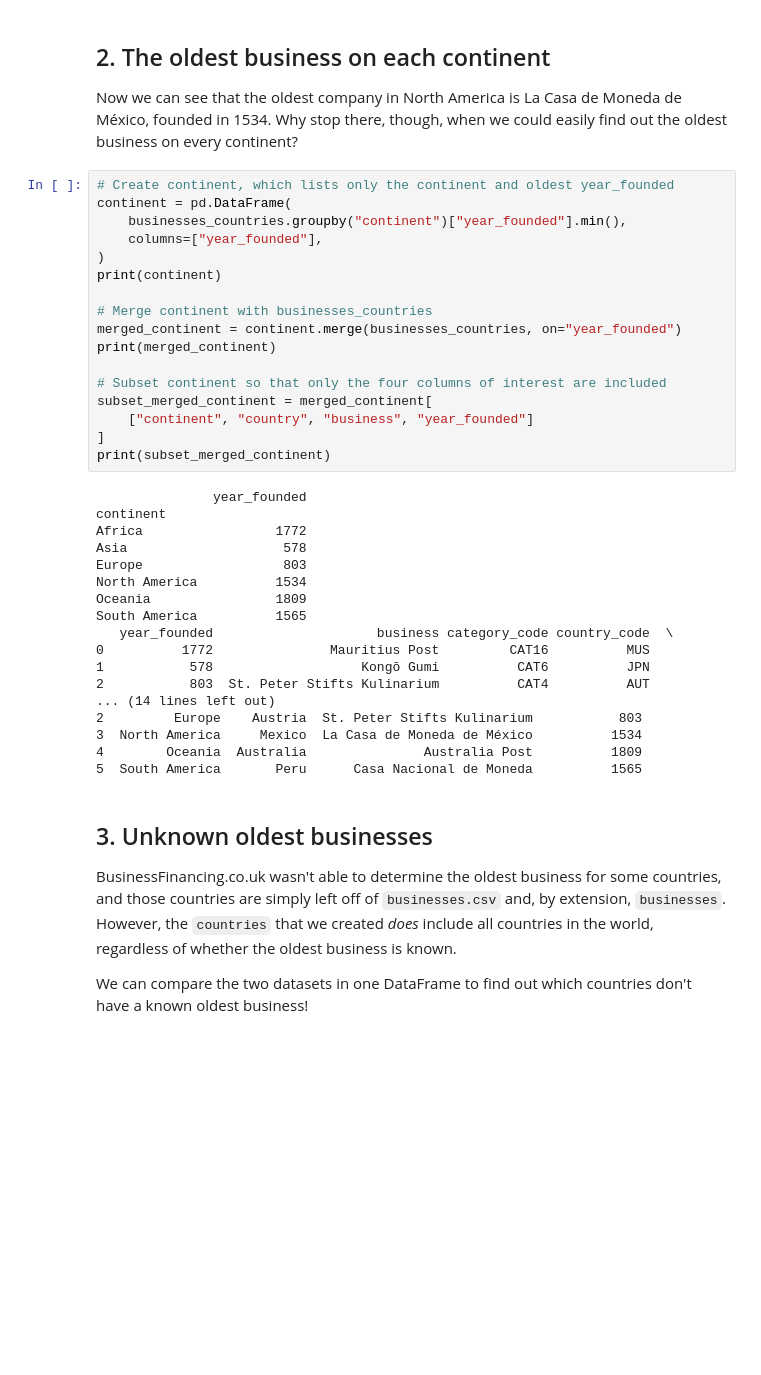
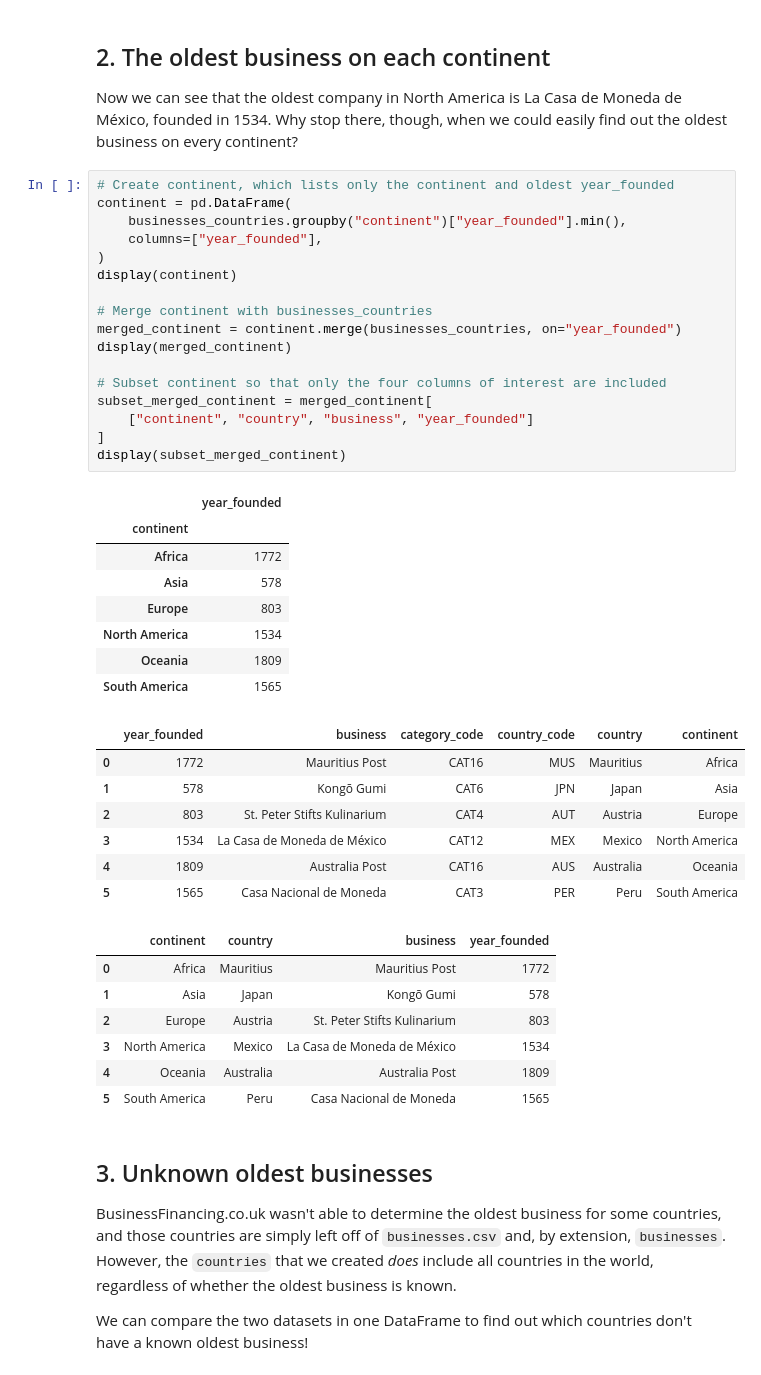
Before and after one commit to kbdv/oldest_biz, a Jupyter notebook: Python_oldest_business.ipynb, the cells around one changed output. Drawn from its saved outputs; the diff is of its cells as text; blank space fills up the shorter version.

```diff
--- a/Python_oldest_business.ipynb
+++ b/Python_oldest_business.ipynb
@@ -88,38 +88,43 @@ north_america.head()
 # %%
 # Create continent, which lists only the continent and oldest year_founded
 continent = pd.DataFrame(
     businesses_countries.groupby("continent")["year_founded"].min(),
     columns=["year_founded"],
 )
-print(continent)
+display(continent)
 
 # Merge continent with businesses_countries
 merged_continent = continent.merge(businesses_countries, on="year_founded")
-print(merged_continent)
+display(merged_continent)
 
 # Subset continent so that only the four columns of interest are included
 subset_merged_continent = merged_continent[
     ["continent", "country", "business", "year_founded"]
 ]
-print(subset_merged_continent)
+display(subset_merged_continent)
 # %% [output]
-               year_founded
-continent
-Africa                 1772
-Asia                    578
-Europe                  803
-North America          1534
-Oceania                1809
-South America          1565
-   year_founded                     business category_code country_code  \
-0          1772               Mauritius Post         CAT16          MUS
-1           578                   Kongō Gumi          CAT6          JPN
-2           803  St. Peter Stifts Kulinarium          CAT4          AUT
-... (14 lines left out)
-2         Europe    Austria  St. Peter Stifts Kulinarium           803
-3  North America     Mexico  La Casa de Moneda de México          1534
-4        Oceania  Australia               Australia Post          1809
-5  South America       Peru      Casa Nacional de Moneda          1565
+|  | year_founded |
+| continent |  |
+| Africa | 1772 |
+| Asia | 578 |
+| Europe | 803 |
+| North America | 1534 |
+| Oceania | 1809 |
+| South America | 1565 |
+|  | year_founded | business | category_code | country_code | country | continent |
+| 0 | 1772 | Mauritius Post | CAT16 | MUS | Mauritius | Africa |
+| 1 | 578 | Kongō Gumi | CAT6 | JPN | Japan | Asia |
+| 2 | 803 | St. Peter Stifts Kulinarium | CAT4 | AUT | Austria | Europe |
+| 3 | 1534 | La Casa de Moneda de México | CAT12 | MEX | Mexico | North America |
+| 4 | 1809 | Australia Post | CAT16 | AUS | Australia | Oceania |
+| 5 | 1565 | Casa Nacional de Moneda | CAT3 | PER | Peru | South America |
+|  | continent | country | business | year_founded |
+| 0 | Africa | Mauritius | Mauritius Post | 1772 |
+| 1 | Asia | Japan | Kongō Gumi | 578 |
+| 2 | Europe | Austria | St. Peter Stifts Kulinarium | 803 |
+| 3 | North America | Mexico | La Casa de Moneda de México | 1534 |
+| 4 | Oceania | Australia | Australia Post | 1809 |
+| 5 | South America | Peru | Casa Nacional de Moneda | 1565 |
 # %% [markdown]
 ## 3. Unknown oldest businesses
 <p>BusinessFinancing.co.uk wasn't able to determine the oldest business for some countries, and those countries are simply left off of <code>businesses.csv</code> and, by extension, <code>businesses</code>. However, the <code>countries</code> that we created <em>does</em> include all countries in the world, regardless of whether the oldest business is known. </p>
```
Also changed, not shown: parts of 2 cells of this notebook.
